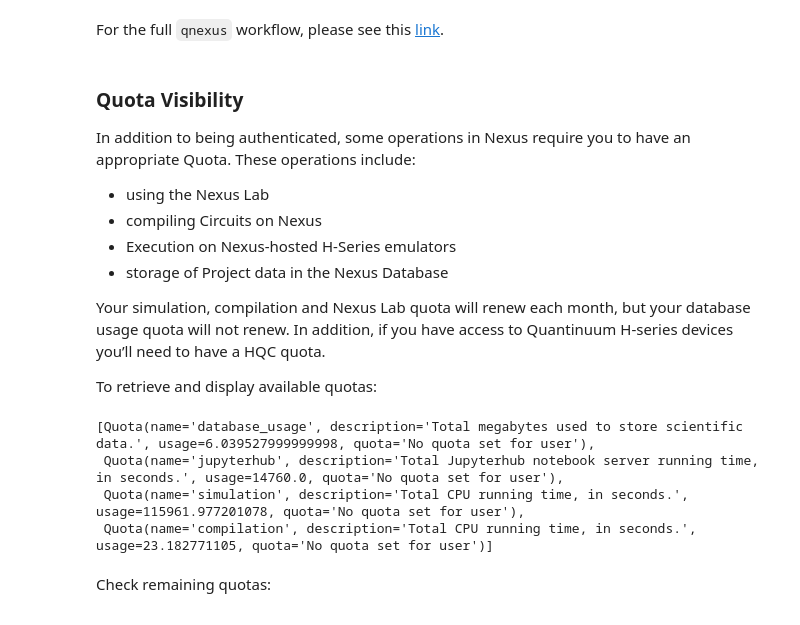
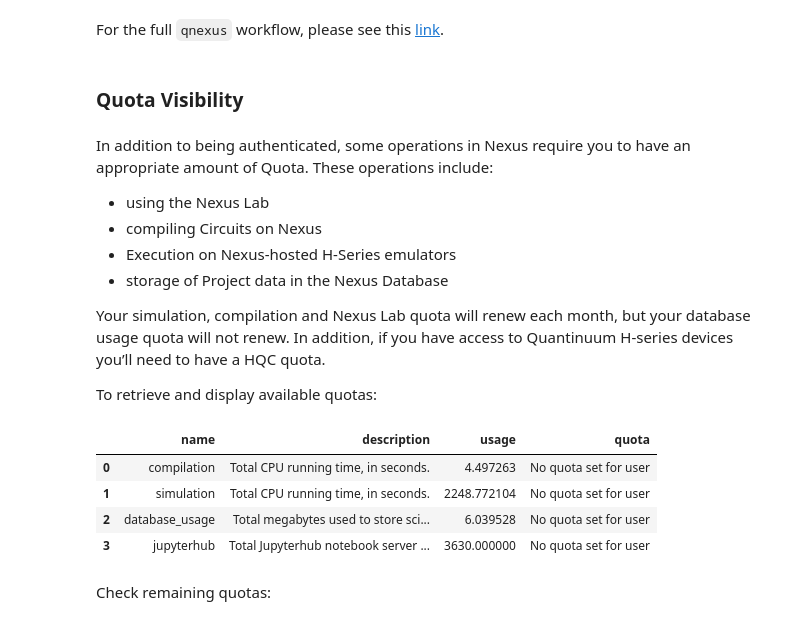
Before and after one commit to CQCL/h-series-august-2024-workshop, a Jupyter notebook: Quantinuum_hseries_resource_visibility.ipynb, the cells around one changed output. Drawn from its saved outputs; the diff is of its cells as text; code cells hidden in the pictures.

Commit message:
remaining notebooks

```diff
--- a/Quantinuum_hseries_resource_visibility.ipynb
+++ b/Quantinuum_hseries_resource_visibility.ipynb
@@ -290,9 +290,9 @@ The job is submitted.
 # %% [markdown]
 For the full `qnexus` workflow, please see this [link]().
+# %% [markdown]
+### Quota Visibility
 # %% [markdown]
-### Quota Visibility
-
-In addition to being authenticated, some operations in Nexus require you to have an appropriate Quota. These operations include:
+In addition to being authenticated, some operations in Nexus require you to have an appropriate amount of Quota. These operations include:
 
 * using the Nexus Lab
 * compiling Circuits on Nexus
@@ -304,13 +304,15 @@ Your simulation, compilation and Nexus Lab quota will renew each month, but your
 To retrieve and display available quotas:
 # %%
 import qnexus
-
-qnexus.quotas.get_all()
+df_list = qnexus.quotas.get_all()
-# %% [output]
-[Quota(name='database_usage', description='Total megabytes used to store scientific data.', usage=6.039527999999998, quota='No quota set for user'),
- Quota(name='jupyterhub', description='Total Jupyterhub notebook server running time, in seconds.', usage=14760.0, quota='No quota set for user'),
- Quota(name='simulation', description='Total CPU running time, in seconds.', usage=115961.977201078, quota='No quota set for user'),
- Quota(name='compilation', description='Total CPU running time, in seconds.', usage=23.182771105, quota='No quota set for user')]
+# %%
+df_list.df()
+# %% [output]
+|  | name | description | usage | quota |
+| 0 | compilation | Total CPU running time, in seconds. | 4.497263 | No quota set for user |
+| 1 | simulation | Total CPU running time, in seconds. | 2248.772104 | No quota set for user |
+| 2 | database_usage | Total megabytes used to store sci... | 6.039528 | No quota set for user |
+| 3 | jupyterhub | Total Jupyterhub notebook server ... | 3630.000000 | No quota set for user |
 # %% [markdown]
 Check remaining quotas:
 # %%
```
Also changed, not shown: parts of 10 cells of this notebook, 2 other files.
